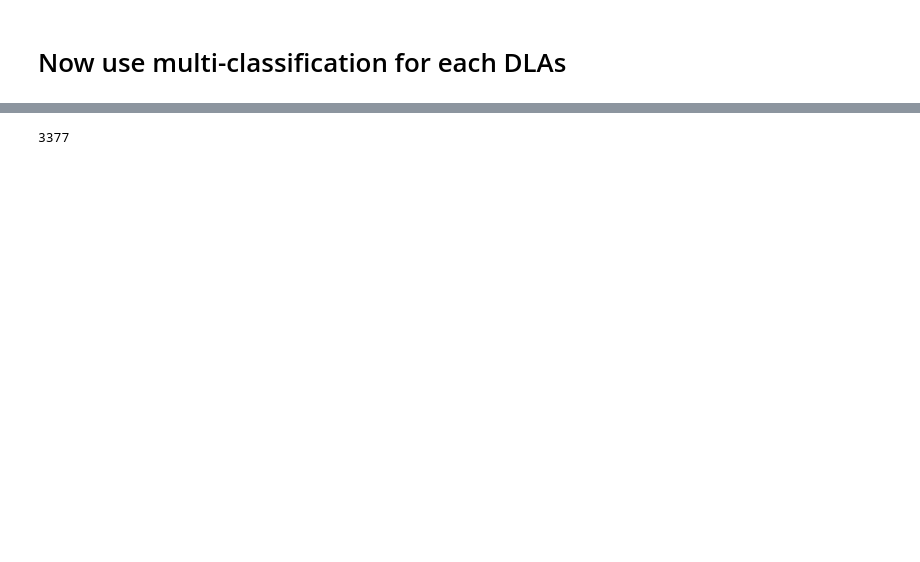
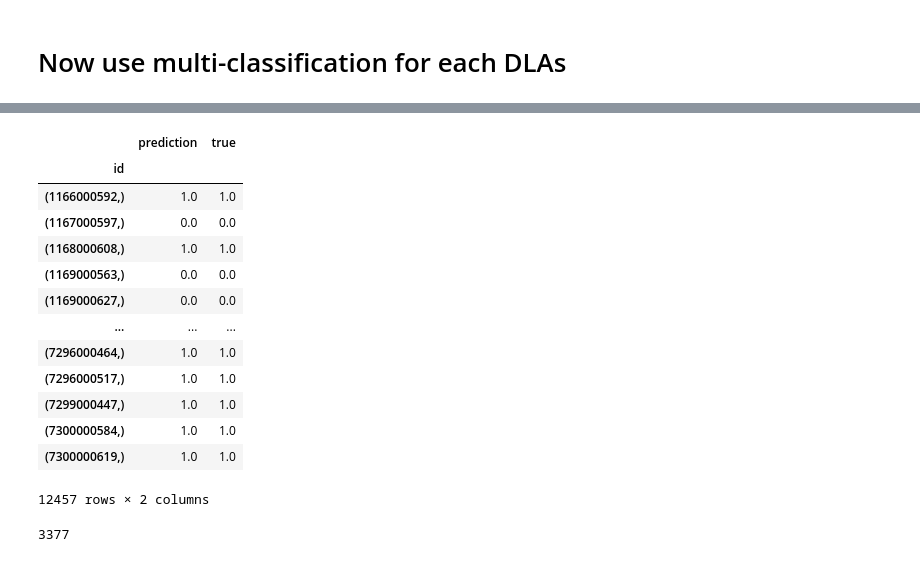
Before and after one commit to moonlovist/ML_DLA, a Jupyter notebook: DLA_1D_CNN_classification.ipynb, the cells around one changed output, grey strips where cells are left out. Saved outputs shown, nothing was run; the diff lists cells and outputs as text; code cells hidden in the pictures; blank space fills up the shorter version.

```diff
--- a/DLA_1D_CNN_classification.ipynb
+++ b/DLA_1D_CNN_classification.ipynb
@@ -122,6 +128,7 @@ x_test = X[len(X)//5*4:,:,:]
 t_train = Y[0:len(Y)//5*3]
 t_val = Y[len(Y)//5*3:len(Y)//5*4]
 t_test = Y[len(Y)//5*4:]
+t_test_id = Y1_id[len(Y)//5*4:]
 #t_train = Y[0:len(Y)//5*3,:]
 #t_val = Y[len(Y)//5*3:len(Y)//5*4,:]
 #t_test = Y[len(Y)//5*4,:]
@@ -215,12 +222,12 @@ Main code for training the CNN model defined previously. All outputs are stored
 # %%
 # train params - hardocded for simplicity - you can change them
 pathout='/content/drive/My Drive/ML_DLA/model' #output folder to store the results
-model_name = '/cnn_id_SN_3_6_NHI_20_22'  #name of the final model which is saved in pathout
+model_name = '/cnn_id_SN_inf_3_NHI_20_22'  #name of the final model which is saved in pathout
 
-LOAD_MODEL=False
+LOAD_MODEL=True
 
 batch_size = 100
-nb_epoch = 10  #number of iterations for training - Can be changed
+nb_epoch = 20  #number of iterations for training - Can be changed
 data_augmentation = False # if set to True the data will be augmented at every iteration
 # input image dimensions
 img_rows, img_cols = x_train.shape[1:3]
@@ -309,12 +300,15 @@ Text(0, 0.5, 'Loss')
 # %% [markdown]
 # Prediction and Completeness
 # %%
+pathinData="/content/drive/My Drive/ML_DLA"
+pathout='/content/drive/My Drive/ML_DLA/model'
+model_name = '/cnn_id_SN_inf_3_NHI_20_22'
 import keras
 print("Predicting...")
 print("====================")
-LOAD_MODEL=False
+LOAD_MODEL=True
 if LOAD_MODEL:
-  cnn = keras.models.load_model(pathout+model_name+".hd5")
+  cnn = keras.models.load_model(pathout+model_name+"_best.hd5")
 Y_pred_DL = cnn.predict(x_test)
 # %% [output]
 Predicting...
@@ -349,0 +331,13 @@ Y_pred_class_all[Y_pred_all>0.5]=1
+# %%
+import pandas as pd
+data = pd.DataFrame({'id':t_test_id,'prediction':Y_pred_DL.reshape(-1),'true':t_test})
+data_mean = data.groupby('id').agg('mean')
+
+data_mean['prediction'][data_mean['prediction']>0.5] = 1
+data_mean['prediction'][data_mean['prediction']<0.5] = 0
+data_mean['true'][data_mean['true']>0.5] = 1
+data_mean['true'][data_mean['true']<0.5] = 0
+
+data_mean_completeness = data_mean.loc[data_mean['true']==1]
+print('completeness:',np.count_nonzero(data_mean_completeness['prediction']==data_mean_completeness['true'])/data_mean_completeness.shape[0])
+print('Accuracy:',np.count_nonzero(data_mean['prediction']==data_mean['true'])/data_mean.shape[0])
@@ -350,2 +362,19 @@ Y_pred_class_all[Y_pred_all>0.5]=1
+# %%
+data_mean
+# %% [output]
+|  | prediction | true |
+| id |  |  |
+| (1166000592,) | 1.0 | 1.0 |
+| (1167000597,) | 0.0 | 0.0 |
+| (1168000608,) | 1.0 | 1.0 |
+| (1169000563,) | 0.0 | 0.0 |
+| (1169000627,) | 0.0 | 0.0 |
+| ... | ... | ... |
+| (7296000464,) | 1.0 | 1.0 |
+| (7296000517,) | 1.0 | 1.0 |
+| (7299000447,) | 1.0 | 1.0 |
+| (7300000584,) | 1.0 | 1.0 |
+| (7300000619,) | 1.0 | 1.0 |
+12457 rows × 2 columns
 # %%
 import pandas as pd
```
Also changed, not shown: parts of 17 cells of this notebook.
